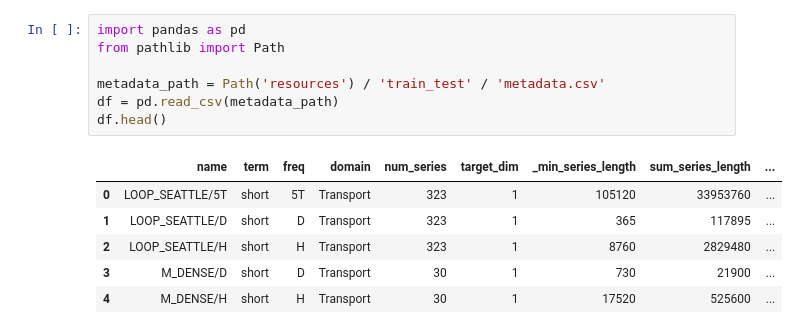
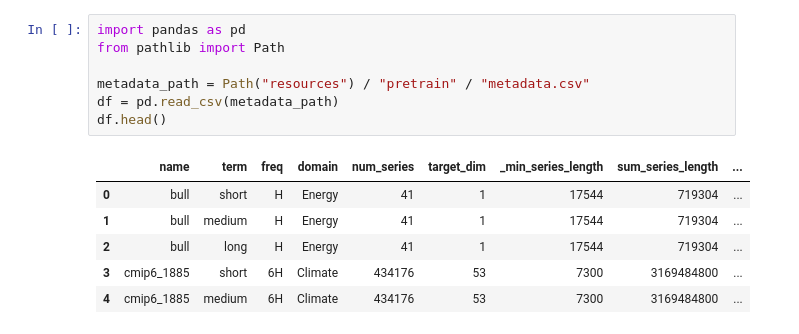
Before and after one commit to mpg05883/gift-eval, a Jupyter notebook: scratch.ipynb, the cells around one changed output. Cells and saved outputs as stored; diff of their text form.

```diff
--- a/scratch.ipynb
+++ b/scratch.ipynb
@@ -1,17 +1,17 @@
 # %%
 import pandas as pd
 from pathlib import Path
 
-metadata_path = Path('resources') / 'train_test' / 'metadata.csv'
+metadata_path = Path("resources") / "pretrain" / "metadata.csv"
 df = pd.read_csv(metadata_path)
 df.head()
 # %% [output]
 |  | name | term | freq | domain | num_series | target_dim | _min_series_length | sum_series_length | ... |
-| 0 | LOOP_SEATTLE/5T | short | 5T | Transport | 323 | 1 | 105120 | 33953760 | ... |
-| 1 | LOOP_SEATTLE/D | short | D | Transport | 323 | 1 | 365 | 117895 | ... |
-| 2 | LOOP_SEATTLE/H | short | H | Transport | 323 | 1 | 8760 | 2829480 | ... |
-| 3 | M_DENSE/D | short | D | Transport | 30 | 1 | 730 | 21900 | ... |
-| 4 | M_DENSE/H | short | H | Transport | 30 | 1 | 17520 | 525600 | ... |
+| 0 | bull | short | H | Energy | 41 | 1 | 17544 | 719304 | ... |
+| 1 | bull | medium | H | Energy | 41 | 1 | 17544 | 719304 | ... |
+| 2 | bull | long | H | Energy | 41 | 1 | 17544 | 719304 | ... |
+| 3 | cmip6_1885 | short | 6H | Climate | 434176 | 53 | 7300 | 3169484800 | ... |
+| 4 | cmip6_1885 | medium | 6H | Climate | 434176 | 53 | 7300 | 3169484800 | ... |
 # %%
 from src.gift_eval.data import Dataset
 
```
Also changed, not shown: parts of 2 cells of this notebook, 1 other file.
